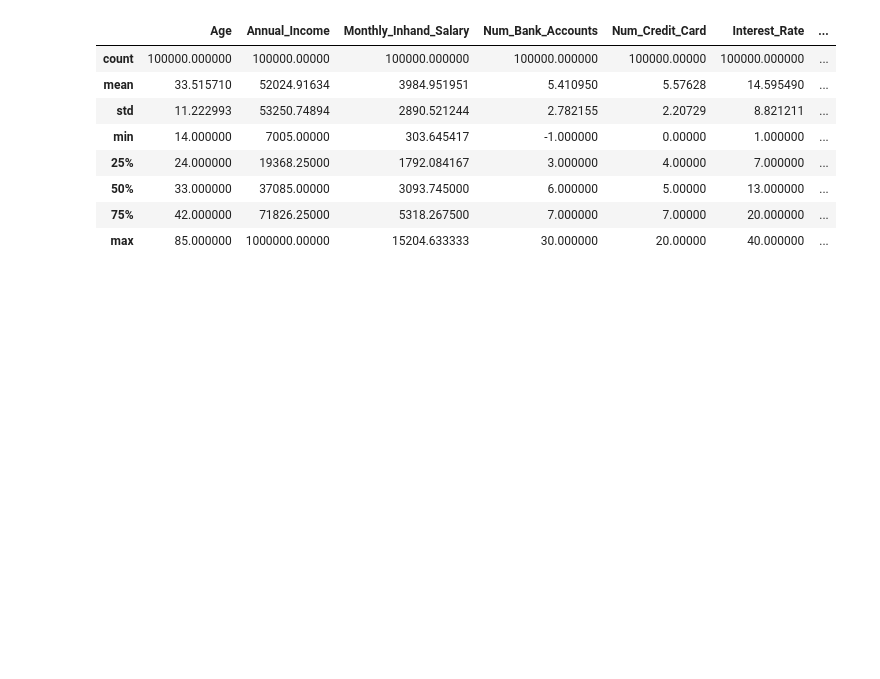
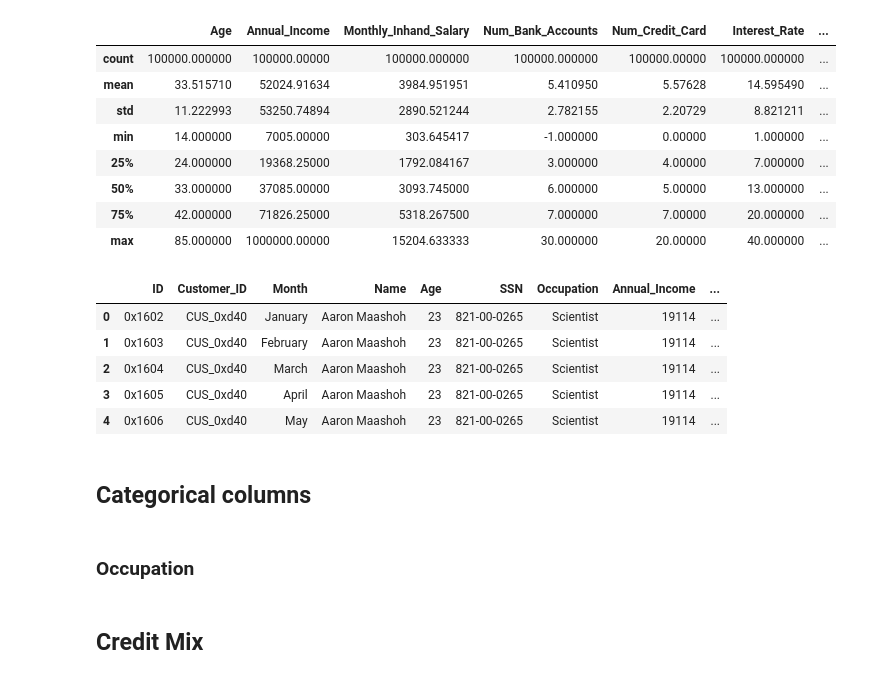
Before and after one commit to Yashsethi24/Credit_Score_Prediction, a Jupyter notebook: Notebooks/Data_pre_process_Credit_score_classification.ipynb, the cells around one changed output. Saved outputs shown, nothing was run; the diff lists cells and outputs as text; code cells hidden in the pictures; blank space fills up the shorter version.

Commit message:
Cleaned categorical variables

```diff
--- a/Notebooks/Data_pre_process_Credit_score_classification.ipynb
+++ b/Notebooks/Data_pre_process_Credit_score_classification.ipynb
@@ -858,3 +792,16 @@ df.describe()
 | 50% | 33.000000 | 37085.00000 | 3093.745000 | 6.000000 | 5.00000 | 13.000000 | ... |
 | 75% | 42.000000 | 71826.25000 | 5318.267500 | 7.000000 | 7.00000 | 20.000000 | ... |
 | max | 85.000000 | 1000000.00000 | 15204.633333 | 30.000000 | 20.00000 | 40.000000 | ... |
+# %%
+df.head()
+# %% [output]
+|  | ID | Customer_ID | Month | Name | Age | SSN | Occupation | Annual_Income | ... |
+| 0 | 0x1602 | CUS_0xd40 | January | Aaron Maashoh | 23 | 821-00-0265 | Scientist | 19114 | ... |
+| 1 | 0x1603 | CUS_0xd40 | February | Aaron Maashoh | 23 | 821-00-0265 | Scientist | 19114 | ... |
+| 2 | 0x1604 | CUS_0xd40 | March | Aaron Maashoh | 23 | 821-00-0265 | Scientist | 19114 | ... |
+| 3 | 0x1605 | CUS_0xd40 | April | Aaron Maashoh | 23 | 821-00-0265 | Scientist | 19114 | ... |
+| 4 | 0x1606 | CUS_0xd40 | May | Aaron Maashoh | 23 | 821-00-0265 | Scientist | 19114 | ... |
+# %% [markdown]
+## Categorical columns
+# %% [markdown]
+### Occupation
@@ -860,0 +824,2 @@ df.describe()
+# %% [markdown]
+## Credit Mix
```
Also changed, not shown: parts of 13 cells of this notebook, 1 other file.
